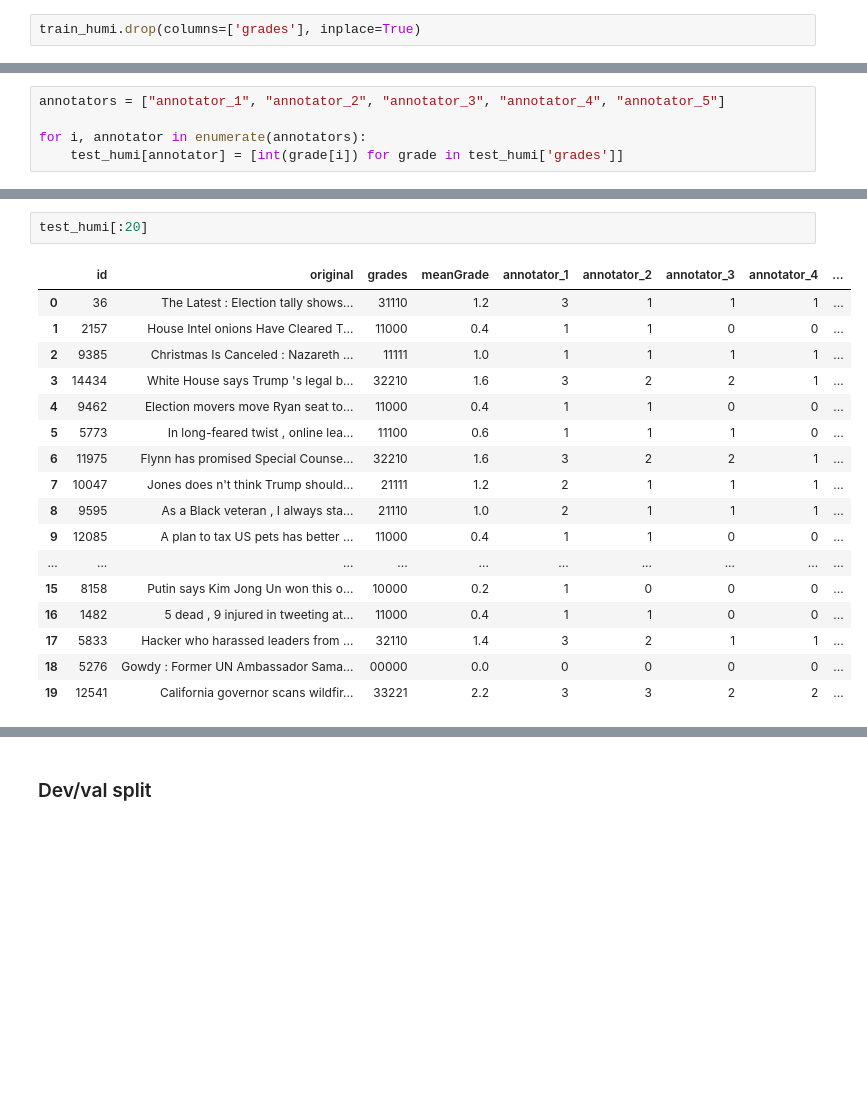
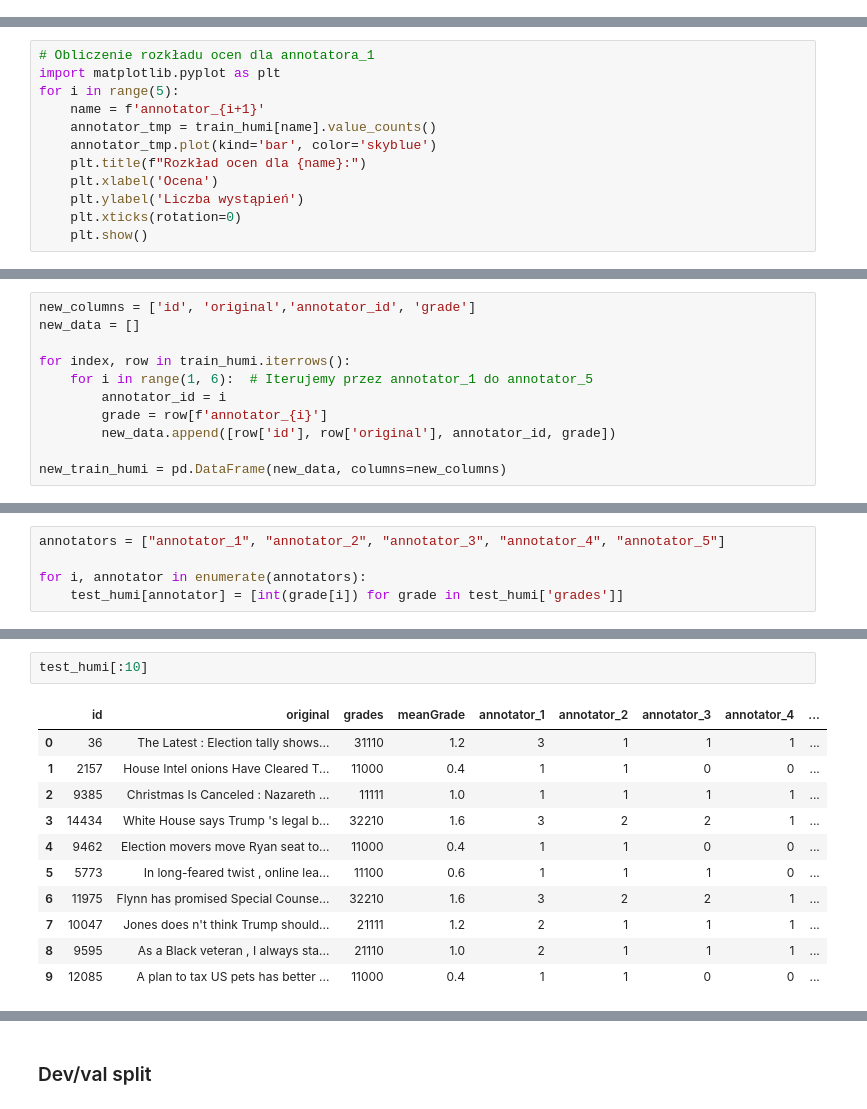
Before and after one commit to MDY00/Personalised_LLM, a Jupyter notebook: Humi_EDA.ipynb, the cells around one changed output, grey strips where cells are left out. Saved outputs shown, nothing was run; the diff lists cells and outputs as text; blank space fills up the shorter version.

```diff
--- a/Humi_EDA.ipynb
+++ b/Humi_EDA.ipynb
@@ -134,5 +134,3 @@ train_humi[:20]
 | 17 | 2357 | Pulled Over in a Rental Car , Wit... | 22211 | 1.6 | 2 | 2 | 2 | 1 | ... |
 | 18 | 9653 | US president forced to leave New ... | 32110 | 1.4 | 3 | 2 | 1 | 1 | ... |
 | 19 | 6822 | Erdogan Rejects Arab Demands ; Tu... | 22110 | 1.2 | 2 | 2 | 1 | 1 | ... |
-# %%
-train_humi.drop(columns=['grades'], inplace=True)
@@ -154,0 +137,12 @@ train_humi
+# %%
+# Obliczenie rozkładu ocen dla annotatora_1
+import matplotlib.pyplot as plt
+for i in range(5):
+    name = f'annotator_{i+1}'
+    annotator_tmp = train_humi[name].value_counts()
+    annotator_tmp.plot(kind='bar', color='skyblue')
+    plt.title(f"Rozkład ocen dla {name}:")
+    plt.xlabel('Ocena')
+    plt.ylabel('Liczba wystąpień')
+    plt.xticks(rotation=0)
+    plt.show()
@@ -154,0 +157,11 @@ train_humi
+# %%
+new_columns = ['id', 'original','annotator_id', 'grade']
+new_data = []
+
+for index, row in train_humi.iterrows():
+    for i in range(1, 6):  # Iterujemy przez annotator_1 do annotator_5
+        annotator_id = i
+        grade = row[f'annotator_{i}']
+        new_data.append([row['id'], row['original'], annotator_id, grade])
+
+new_train_humi = pd.DataFrame(new_data, columns=new_columns)
@@ -234,21 +264,15 @@ for i, annotator in enumerate(annotators):
 # %%
-test_humi[:20]
+test_humi[:10]
 # %% [output]
 |  | id | original | grades | meanGrade | annotator_1 | annotator_2 | annotator_3 | annotator_4 | ... |
 | 0 | 36 | The Latest : Election tally shows... | 31110 | 1.2 | 3 | 1 | 1 | 1 | ... |
 | 1 | 2157 | House Intel onions Have Cleared T... | 11000 | 0.4 | 1 | 1 | 0 | 0 | ... |
 | 2 | 9385 | Christmas Is Canceled : Nazareth ... | 11111 | 1.0 | 1 | 1 | 1 | 1 | ... |
 | 3 | 14434 | White House says Trump 's legal b... | 32210 | 1.6 | 3 | 2 | 2 | 1 | ... |
 | 4 | 9462 | Election movers move Ryan seat to... | 11000 | 0.4 | 1 | 1 | 0 | 0 | ... |
 | 5 | 5773 | In long-feared twist , online lea... | 11100 | 0.6 | 1 | 1 | 1 | 0 | ... |
 | 6 | 11975 | Flynn has promised Special Counse... | 32210 | 1.6 | 3 | 2 | 2 | 1 | ... |
 | 7 | 10047 | Jones does n't think Trump should... | 21111 | 1.2 | 2 | 1 | 1 | 1 | ... |
 | 8 | 9595 | As a Black veteran , I always sta... | 21110 | 1.0 | 2 | 1 | 1 | 1 | ... |
 | 9 | 12085 | A plan to tax US pets has better ... | 11000 | 0.4 | 1 | 1 | 0 | 0 | ... |
-| ... | ... | ... | ... | ... | ... | ... | ... | ... | ... |
-| 15 | 8158 | Putin says Kim Jong Un won this o... | 10000 | 0.2 | 1 | 0 | 0 | 0 | ... |
-| 16 | 1482 | 5 dead , 9 injured in tweeting at... | 11000 | 0.4 | 1 | 1 | 0 | 0 | ... |
-| 17 | 5833 | Hacker who harassed leaders from ... | 32110 | 1.4 | 3 | 2 | 1 | 1 | ... |
-| 18 | 5276 | Gowdy : Former UN Ambassador Sama... | 00000 | 0.0 | 0 | 0 | 0 | 0 | ... |
-| 19 | 12541 | California governor scans wildfir... | 33221 | 2.2 | 3 | 3 | 2 | 2 | ... |
 # %%
```
Also changed, not shown: parts of 21 cells of this notebook, 4 other files.
